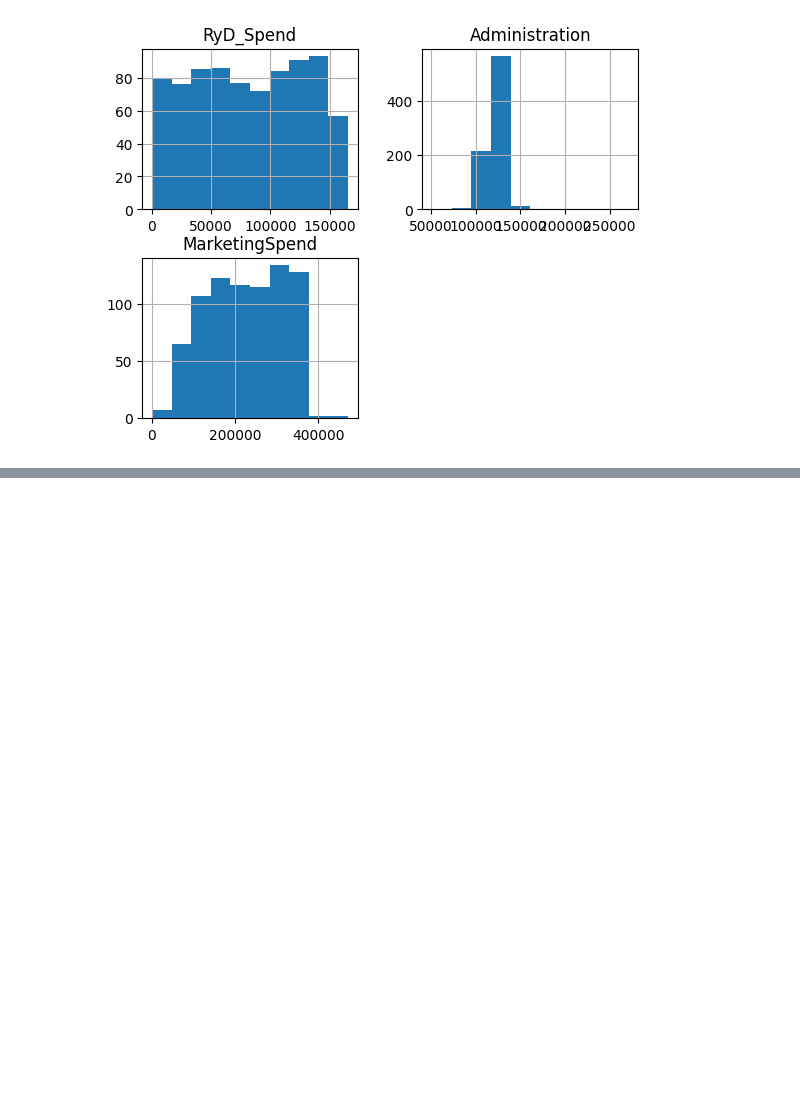
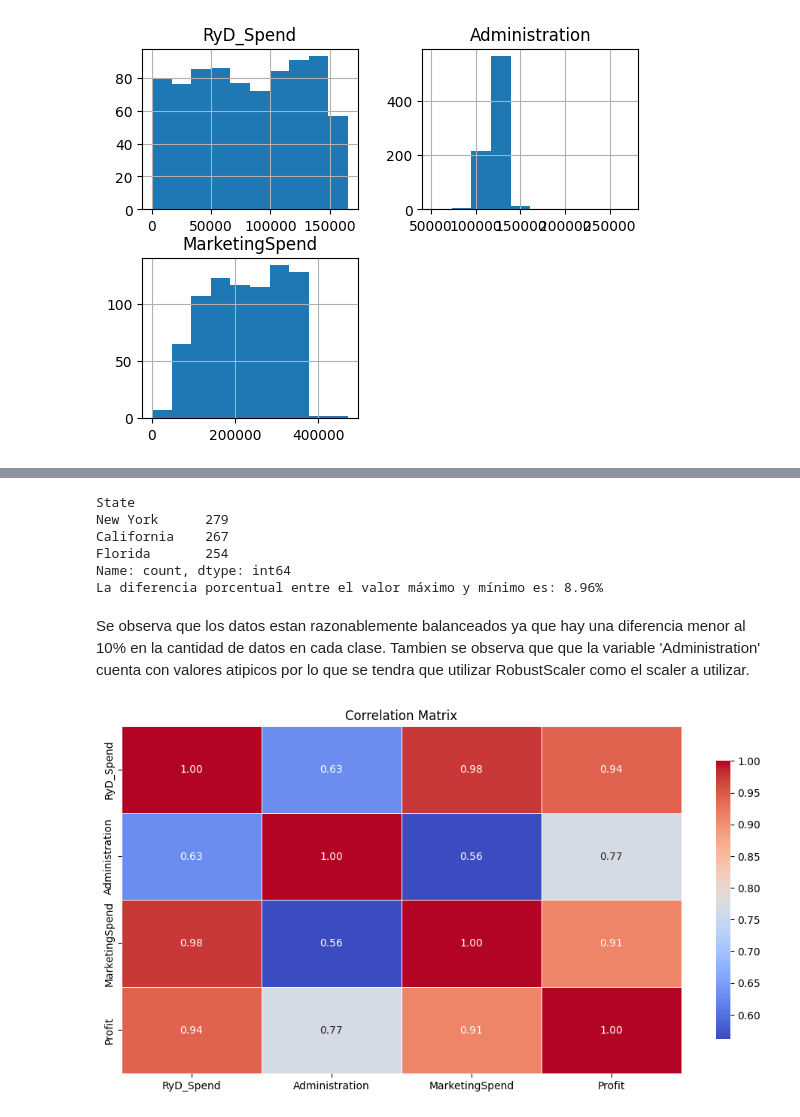
Before and after one commit to EugenioBravi/TP2_mineria, a Jupyter notebook: TP_2.ipynb, the cells around one changed output, grey strips where cells are left out. Saved outputs shown, nothing was run; the diff lists cells and outputs as text; code cells hidden in the pictures; blank space fills up the shorter version.

```diff
--- a/TP_2.ipynb
+++ b/TP_2.ipynb
@@ -87,0 +106,32 @@ array([[<Axes: title={'center': 'RyD_Spend'}>,
+# %%
+# Analisis de balanceo de datos
+state_counts = X_train_comp['State'].value_counts()
+
+# Obtener el valor máximo y mínimo
+max_value = state_counts.max()
+min_value = state_counts.min()
+
+percentage_difference = ((max_value - min_value) / max_value) * 100
+
+# Mostrar el resultado
+print(f'{state_counts}\nLa diferencia porcentual entre el valor máximo y mínimo es: {percentage_difference:.2f}%')
+# %% [output]
+State
+New York      279
+California    267
+Florida       254
+Name: count, dtype: int64
+La diferencia porcentual entre el valor máximo y mínimo es: 8.96%
+# %% [markdown]
+Se observa que los datos estan razonablemente balanceados ya que hay una diferencia menor al 10% en la cantidad de datos en cada clase.
+Tambien se observa que que la variable 'Administration' cuenta con valores atipicos por lo que se tendra que utilizar RobustScaler como el scaler a utilizar.
+# %%
+df_train_comp = pd.concat([X_train_comp, y_train_comp], axis=1)
+correlation_matrix = df_train_comp[['RyD_Spend','Administration','MarketingSpend','Profit']].corr()
+# Crear el heatmap con seaborn
+plt.figure(figsize=(12, 6))
+sns.heatmap(correlation_matrix,  annot=True, fmt=".2f", cmap="coolwarm", linewidths=0.5, cbar_kws={"shrink": 0.8})
+plt.title("Correlation Matrix")
+plt.show()
+# %% [output]
+[figure, added]
```
Also changed, not shown: parts of 11 cells of this notebook.
